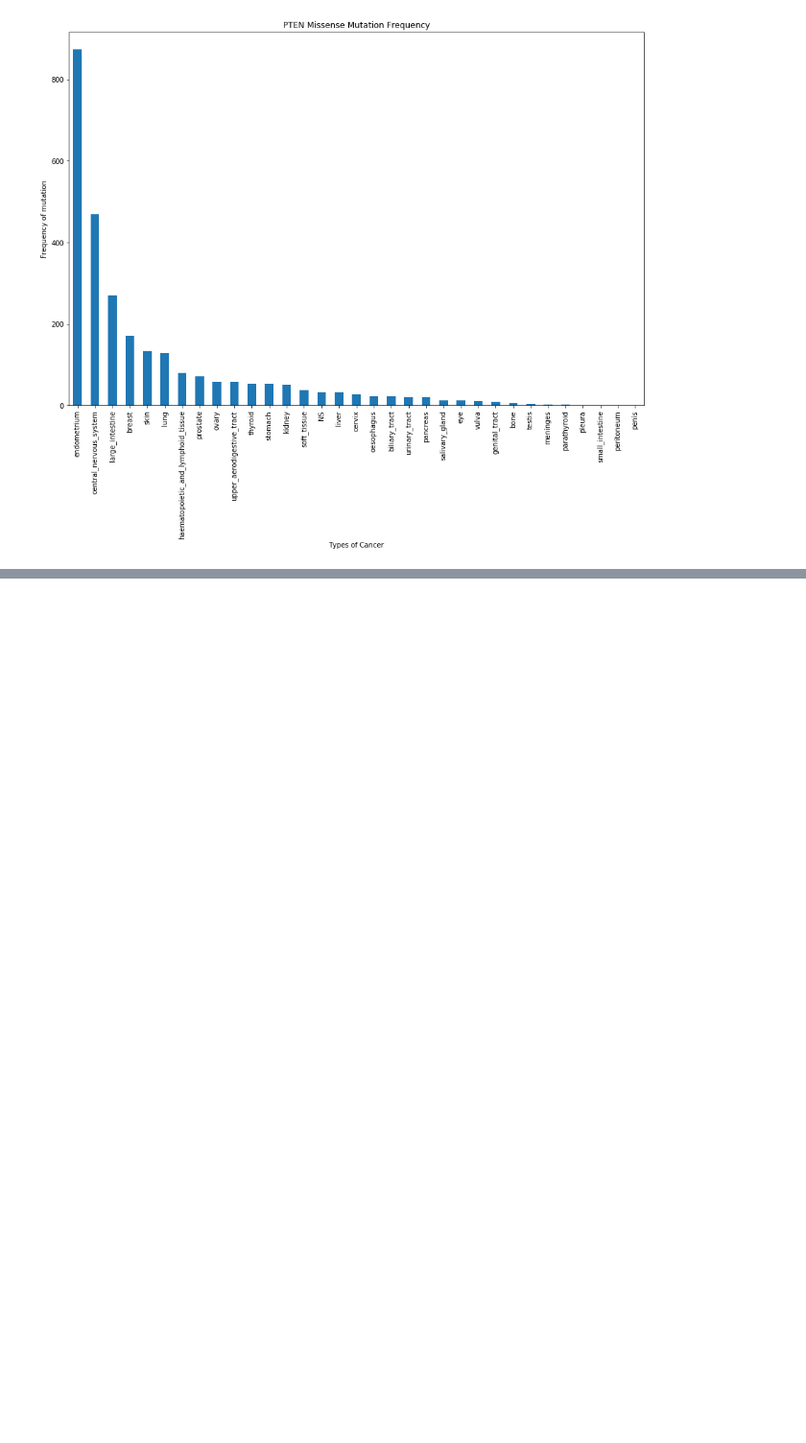
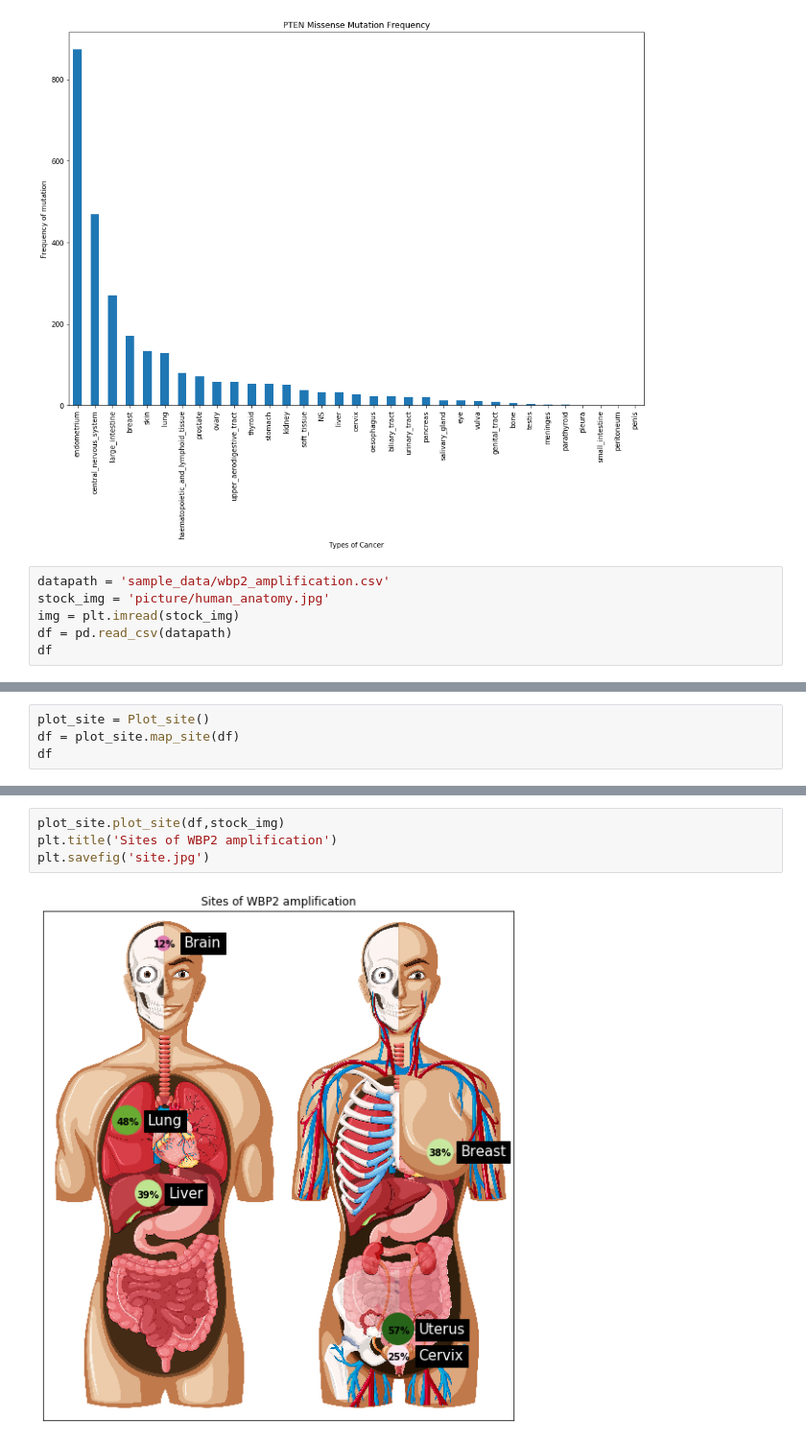
Before and after one commit to simonchuth/mutation_frequency, a Jupyter notebook: demo.ipynb, the cells around one changed output, grey strips where cells are left out. Shown: that part at 96% size. Saved outputs shown, nothing was run; the diff lists cells and outputs as text; blank space fills up the shorter version.

Commit message:
added Plot_site

```diff
--- a/demo.ipynb
+++ b/demo.ipynb
@@ -37,3 +37,9 @@ plot_cancer_type_freq(cancer_list, gene_name=gene_name, mutation_type=mutation_t
 plt.savefig('pten_cancer_frequency.jpg')
 # %% [output]
 [figure]
+# %%
+datapath = 'sample_data/wbp2_amplification.csv'
+stock_img = 'picture/human_anatomy.jpg'
+img = plt.imread(stock_img)
+df = pd.read_csv(datapath)
+df
@@ -39,0 +54,4 @@ plt.savefig('pten_cancer_frequency.jpg')
+# %%
+plot_site = Plot_site()
+df = plot_site.map_site(df)
+df
@@ -39,0 +66,6 @@ plt.savefig('pten_cancer_frequency.jpg')
+# %%
+plot_site.plot_site(df,stock_img)
+plt.title('Sites of WBP2 amplification')
+plt.savefig('site.jpg')
+# %% [output]
+[figure, added]
```
Also changed, not shown: parts of 3 cells of this notebook, 1 other file.
